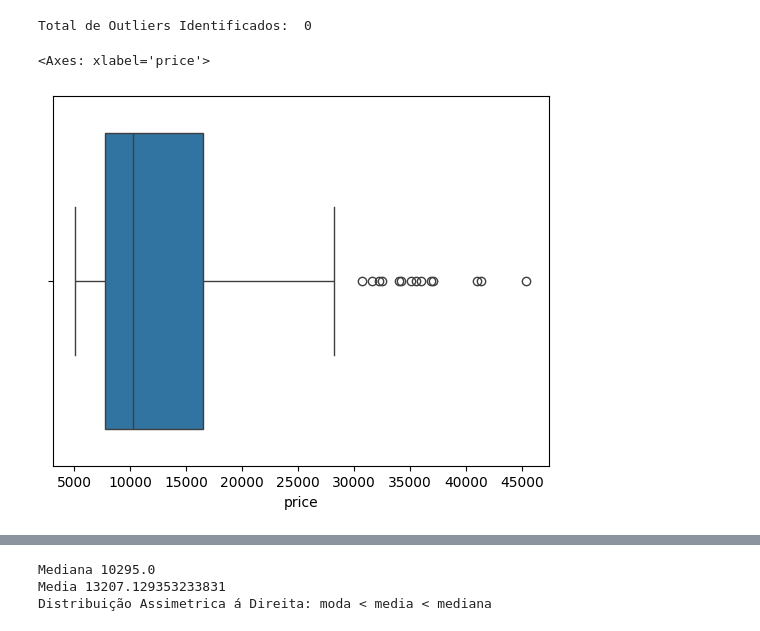
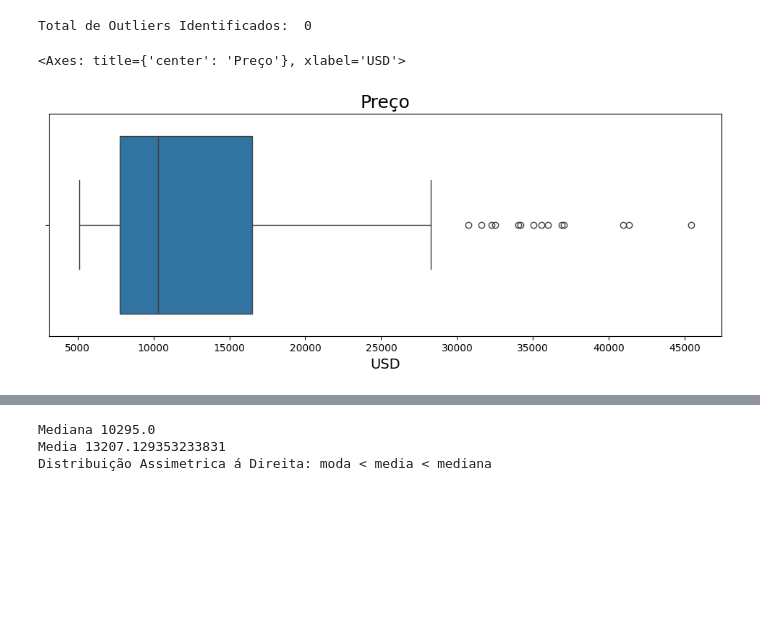
Before and after one commit to reynancs/car_price_prediction, a Jupyter notebook: notebooks/1.0-rc-data-understading.ipynb, the cells around one changed output, grey strips where cells are left out. Saved outputs shown, nothing was run; the diff lists cells and outputs as text; code cells hidden in the pictures; blank space fills up the shorter version.

Commit message:
data understanding updated

```diff
--- a/notebooks/1.0-rc-data-understading.ipynb
+++ b/notebooks/1.0-rc-data-understading.ipynb
@@ -233,9 +233,14 @@ Total de Outliers Identificados:  0
 # %%
 # Check the Dispersion General
 
-sns.boxplot(x='price', data=df)
+ax = sns.boxplot(x='price', data=df)
+
+ax.figure.set_size_inches(12, 4)
+ax.set_title('Preço', fontsize=18)
+ax.set_xlabel('USD', fontsize=14)
+ax
 # %% [output]
-<Axes: xlabel='price'>
+<Axes: title={'center': 'Preço'}, xlabel='USD'>
-[figure, old version]
+[figure, new version]
 # %%
 # Check the Dispersion
```
Also changed, not shown: parts of 2 cells of this notebook.
